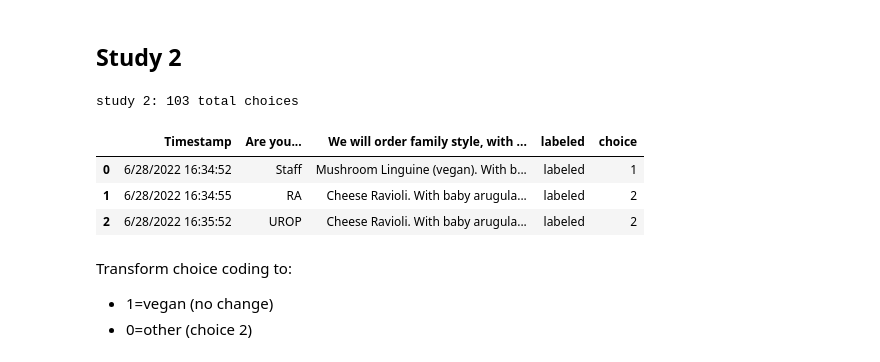
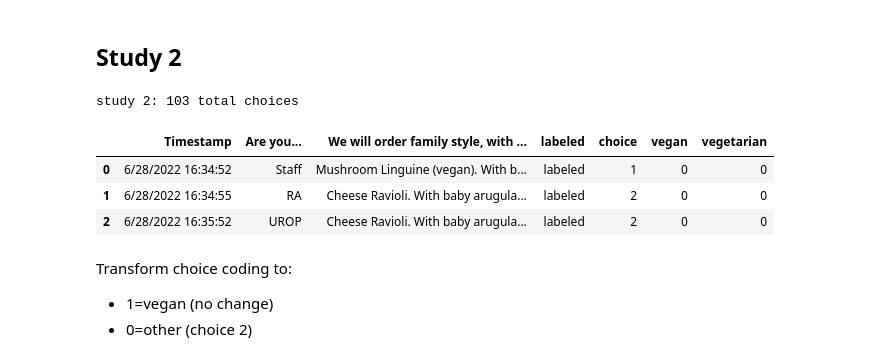
Before and after one commit to aberke/ff, a Jupyter notebook: data-analysis/field-studies-analysis.ipynb, the cells around one changed output. Drawn from its saved outputs; the diff is of its cells as text; code cells hidden in the pictures.

```diff
--- a/data-analysis/field-studies-analysis.ipynb
+++ b/data-analysis/field-studies-analysis.ipynb
@@ -135,16 +135,16 @@ labeled    0.423529  0.128787  0.139772  1.283355
 # %%
 study2_df = survey_df = pd.read_csv(
     '../data/july-2022-lab-lunch-responses-aggregated.csv',
-    usecols=[0,1,2,4,5]
+    usecols=[0,1,2,4,5,6,7]
 )
 print('study 2: %s total choices' % study2_df['choice'].value_counts().sum())
 study2_df.head(3)
 # %% [output]
 study 2: 103 total choices
-|  | Timestamp | Are you... | We will order family style, with ... | labeled | choice |
-| 0 | 6/28/2022 16:34:52 | Staff | Mushroom Linguine (vegan). With b... | labeled | 1 |
-| 1 | 6/28/2022 16:34:55 | RA | Cheese Ravioli. With baby arugula... | labeled | 2 |
-| 2 | 6/28/2022 16:35:52 | UROP | Cheese Ravioli. With baby arugula... | labeled | 2 |
+|  | Timestamp | Are you... | We will order family style, with ... | labeled | choice | vegan | vegetarian |
+| 0 | 6/28/2022 16:34:52 | Staff | Mushroom Linguine (vegan). With b... | labeled | 1 | 0 | 0 |
+| 1 | 6/28/2022 16:34:55 | RA | Cheese Ravioli. With baby arugula... | labeled | 2 | 0 | 0 |
+| 2 | 6/28/2022 16:35:52 | UROP | Cheese Ravioli. With baby arugula... | labeled | 2 | 0 | 0 |
 # %% [markdown]
 Transform choice coding to:
 - 1=vegan (no change)
```
Also changed, not shown: parts of 4 cells of this notebook.
